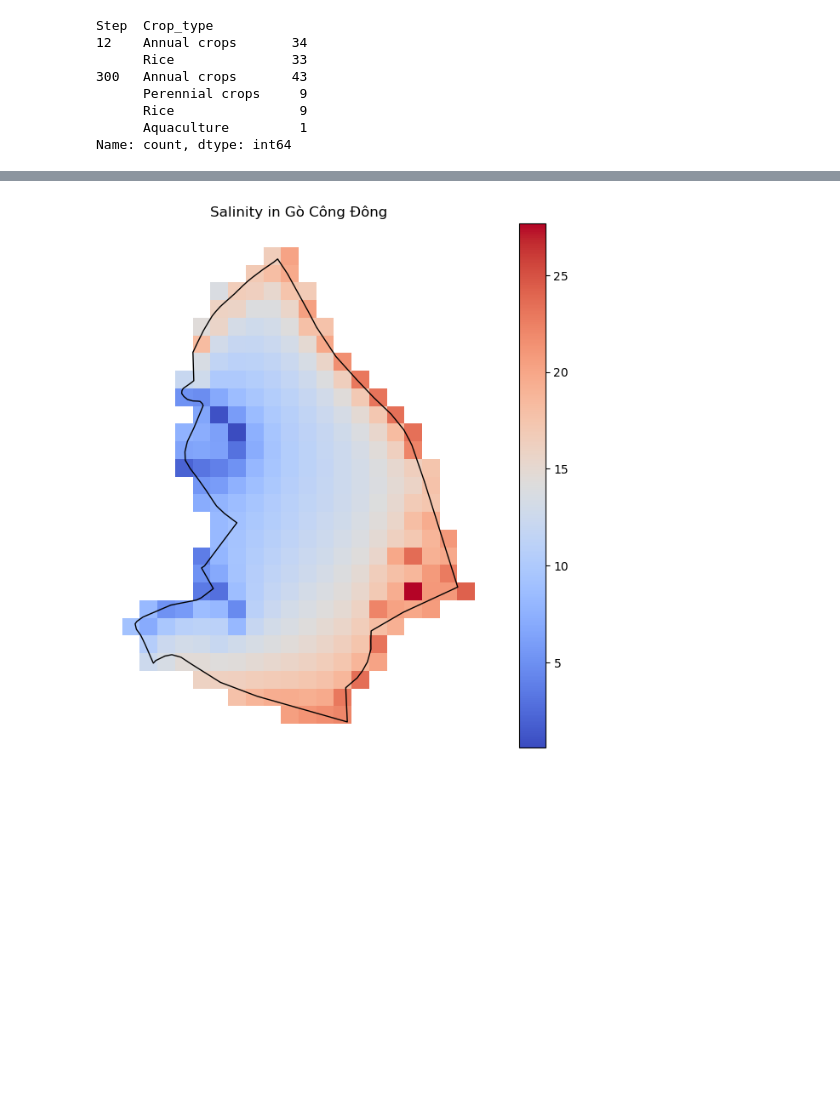
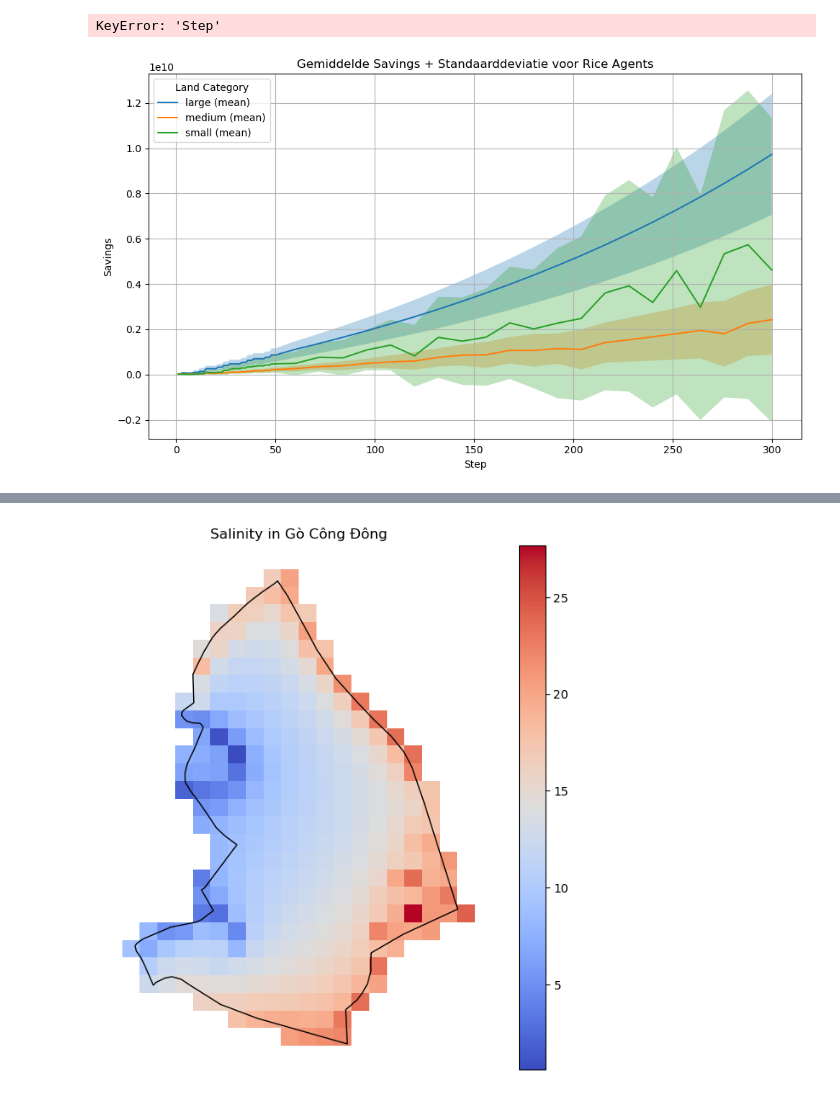
Before and after one commit to Juliettevanalst/Thesis, a Jupyter notebook: Model_Version3/Model_run3.ipynb, the cells around one changed output, grey strips where cells are left out. Drawn from its saved outputs; the diff is of its cells as text; code cells hidden in the pictures; blank space fills up the shorter version.

```diff
--- a/Model_Version3/Model_run3.ipynb
+++ b/Model_Version3/Model_run3.ipynb
@@ -75,20 +71,39 @@ agent_savings
+# %%
+agent_savings = agent_savings[agent_savings['Step']==11]
+agent_savings
+# %% [output]
+KeyError: 'Step'
 # %%
 iksnaphetniet = agent_data
-# Eerst filteren op relevante stappen
-steps_of_interest = [12, 300]
-filtered = iksnaphetniet.loc[steps_of_interest]
+import matplotlib.pyplot as plt
+import pandas as pd
 
-# Tel crop types per stap
-counts = filtered.groupby(level=0)["Crop_type"].value_counts()
 
-# Netjes printen
-print(counts)
+# Zorg dat 'Step' een kolom is
+iksnaphetniet = iksnaphetniet.reset_index()
+
+# Filter alleen Rice agents
+rice_df = iksnaphetniet[iksnaphetniet["Crop_type"] == "Rice"]
+
+# Groepeer per Step en Land_category
+mean_savings = rice_df.groupby(["Step", "Land_category"])["Savings"].mean().unstack()
+std_savings = rice_df.groupby(["Step", "Land_category"])["Savings"].std().unstack()
+
+# Plot met standaarddeviatie als shaded area
+plt.figure(figsize=(10,6))
+for category in mean_savings.columns:
+    mean = mean_savings[category]
+    std = std_savings[category]
+
+    plt.plot(mean.index, mean.values, label=f"{category} (mean)")
+    plt.fill_between(mean.index, mean - std, mean + std, alpha=0.3)
+
+plt.title("Gemiddelde Savings + Standaarddeviatie voor Rice Agents")
+plt.xlabel("Step")
+plt.ylabel("Savings")
+plt.legend(title="Land Category")
+plt.grid(True)
+plt.tight_layout()
+plt.show()
 # %% [output]
-Step  Crop_type
-12    Annual crops       34
-      Rice               33
-300   Annual crops       43
-      Perennial crops     9
-      Rice                9
-      Aquaculture         1
-Name: count, dtype: int64
+[figure, added]
```
Also changed, not shown: parts of 13 cells of this notebook, 2 other files.
